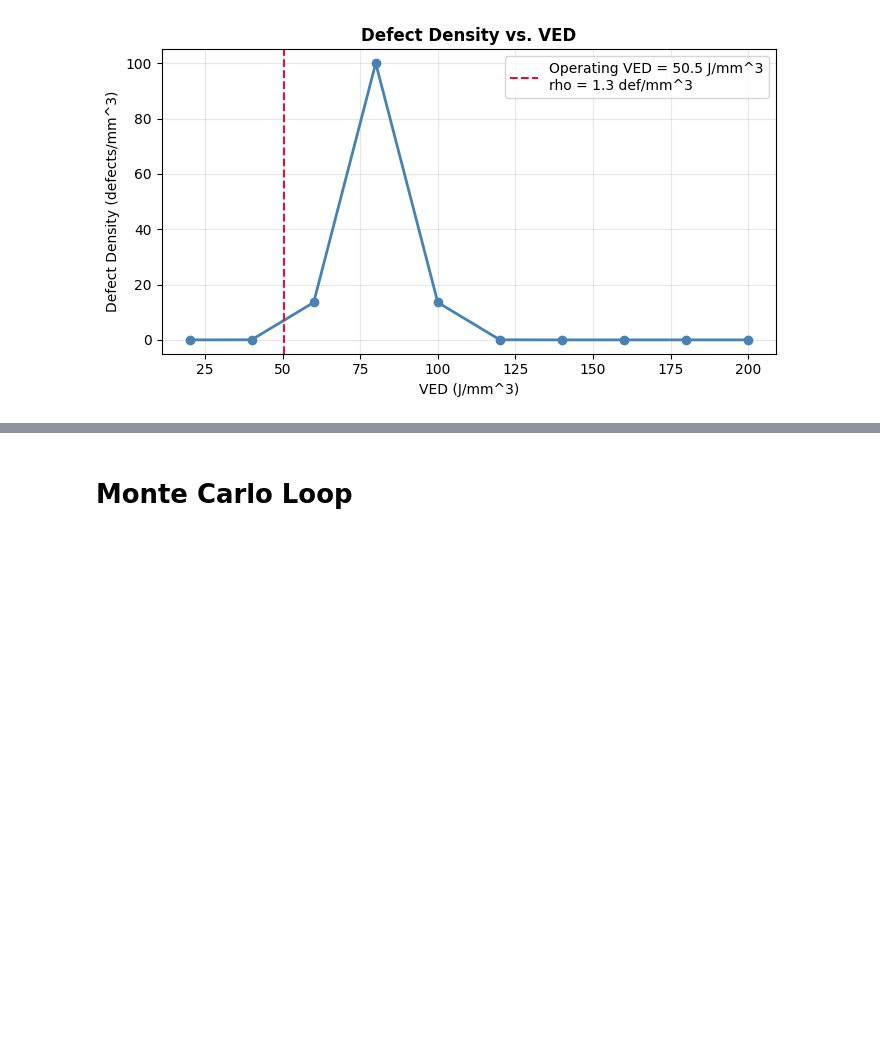
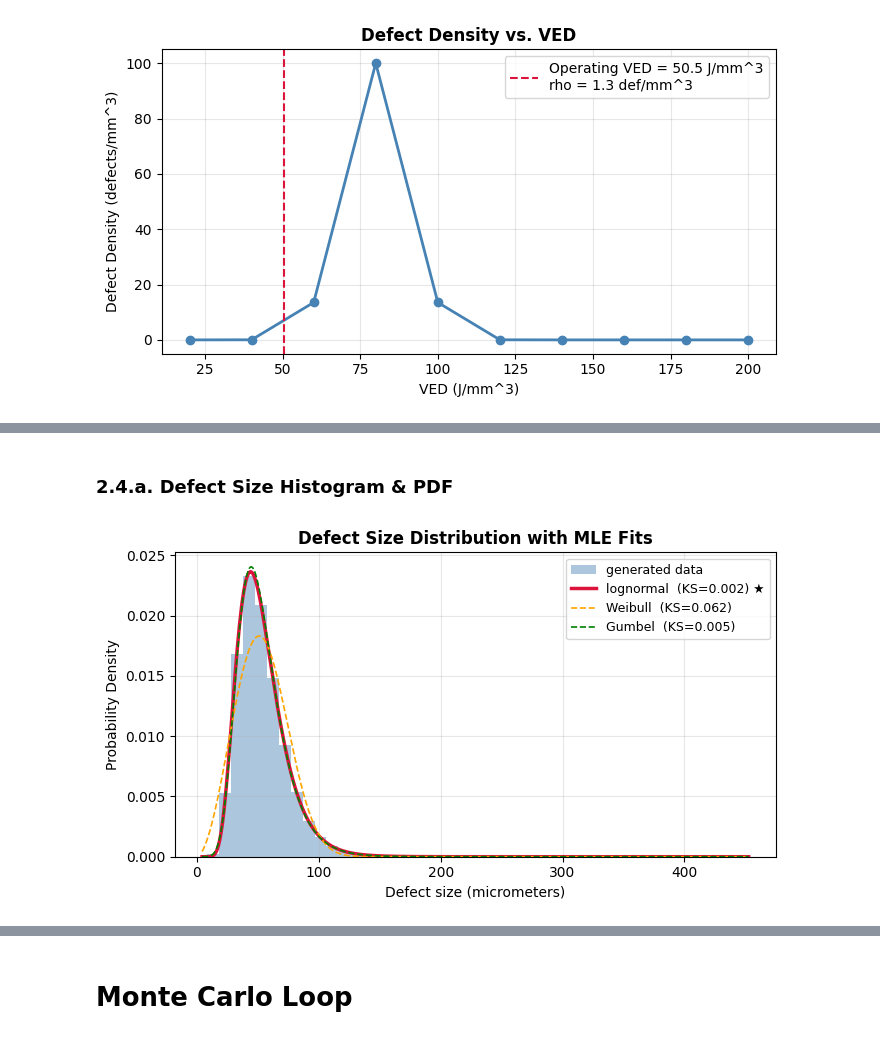
Before and after one commit to jessk816/pinn, a Jupyter notebook: models/paris/workflow_2.ipynb, the cells around one changed output, grey strips where cells are left out. Saved outputs shown, nothing was run; the diff lists cells and outputs as text; code cells hidden in the pictures; blank space fills up the shorter version.

```diff
--- a/models/paris/workflow_2.ipynb
+++ b/models/paris/workflow_2.ipynb
@@ -319,0 +304,3 @@ Assume the defect_size is the crack length: defect_size, A = crack_length, a
+# %%
+# convert a list of sequences into a single array
+all_specs_array = np.concatenate(all_specimens).astype(float)
@@ -319,0 +338,16 @@ Assume the defect_size is the crack length: defect_size, A = crack_length, a
+# %%
+# print results in a table to compare goodness-of-fit
+print(f"{'Distribution':<12}  {'KS statistic':>14}  {'p-value':>10}")
+print("-" * 42)
+
+for name in candidates:
+    frozen, ks, p, params = fit_distribution(all_specs_array, name)
+    fit_results[name] = (frozen, ks, p, params)
+    print(f"{name:<12}  {ks:>14.4f}  {p:>10.4f}")
+
+best_name = min(fit_results, key=lambda n: fit_results[n][1])
+best_frozen, best_ks, best_p, best_params = fit_results[best_name]
+print(f"\nBest fit: {best_name} (KS = {best_ks:.4f}, p = {best_p:.4f})")
+
+param_str = ", ".join(f"{k} = {v:.4g}" for k, v in best_params.items())
+print(f"Parameters: {param_str}")
@@ -319,0 +363,37 @@ Assume the defect_size is the crack length: defect_size, A = crack_length, a
+# %% [markdown]
+### 2.4.a. Defect Size Histogram & PDF
+# %%
+# plot histogram of defect sizes and overlay fitted PDFs
+fig, ax = plt.subplots(figsize=(7, 4))
+
+sizes_um = all_specs_array * 1e6   # convert to micrometers for readability
+ax.hist(sizes_um, bins=30, density=True, alpha=0.45,
+        color="steelblue", label="generated data")
+
+# overlay all three fitted PDFs
+colors = {"lognormal": "crimson", "Weibull": "orange", "Gumbel": "green"}
+x_m = np.linspace(all_specs_array.min() * 0.5, all_specs_array.max() * 1.5, 500)
+x_um = x_m * 1e6
+
+for name, (frozen, ks, p, _) in fit_results.items():
+    pdf_vals = frozen.pdf(x_m) / 1e6   # Jacobian: dx_m = dx_um / 1e6
+    lw = 2.5 if name == best_name else 1.2
+    ls = "-" if name == best_name else "--"
+    ax.plot(x_um, pdf_vals, color=colors[name], linewidth=lw, linestyle=ls,
+            label=f"{name}  (KS={ks:.3f})" + (" ★" if name == best_name else ""))
+
+# axes labels, title
+ax.set_title("Defect Size Distribution with MLE Fits", fontweight="bold")
+ax.set_xlabel("Defect size (micrometers)")
+ax.set_ylabel("Probability Density")
+
+# legend, grid
+ax.legend(fontsize=9)
+ax.grid(alpha=0.3)
+
+# save and show
+plt.tight_layout()
+plt.savefig("graphs/2_defect_pdf.png", dpi=150)
+plt.show()
+# %% [output]
+[figure, added]
```
Also changed, not shown: parts of 54 cells of this notebook, 8 other files.
